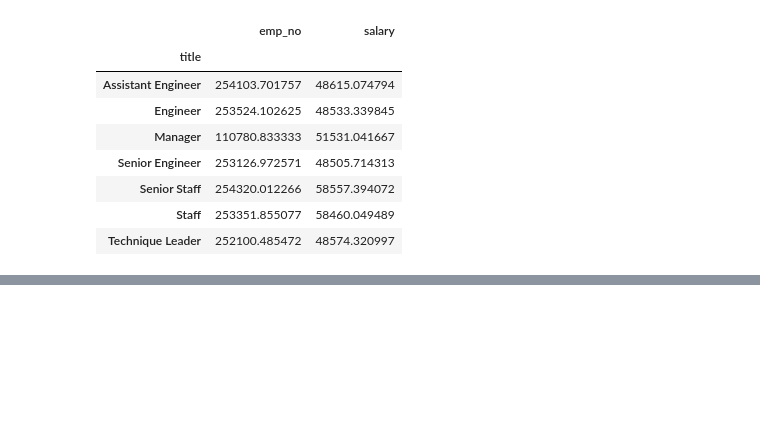
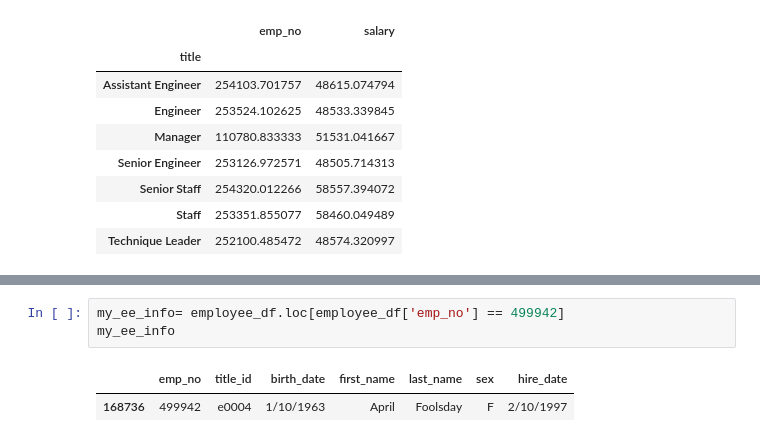
Before and after one commit to Corters22/Employee_Analysis, a Jupyter notebook: Bonus.ipynb, the cells around one changed output, grey strips where cells are left out. Cells and saved outputs as stored; diff of their text form; blank space fills up the shorter version.

```diff
--- a/Untitled.ipynb
+++ b/Bonus.ipynb
@@ -94,0 +86,6 @@ avg_salary
+# %%
+my_ee_info= employee_df.loc[employee_df['emp_no'] == 499942]
+my_ee_info
+# %% [output]
+|  | emp_no | title_id | birth_date | first_name | last_name | sex | hire_date |
+| 168736 | 499942 | e0004 | 1/10/1963 | April | Foolsday | F | 2/10/1997 |
```
Also changed, not shown: parts of 5 cells of this notebook.
